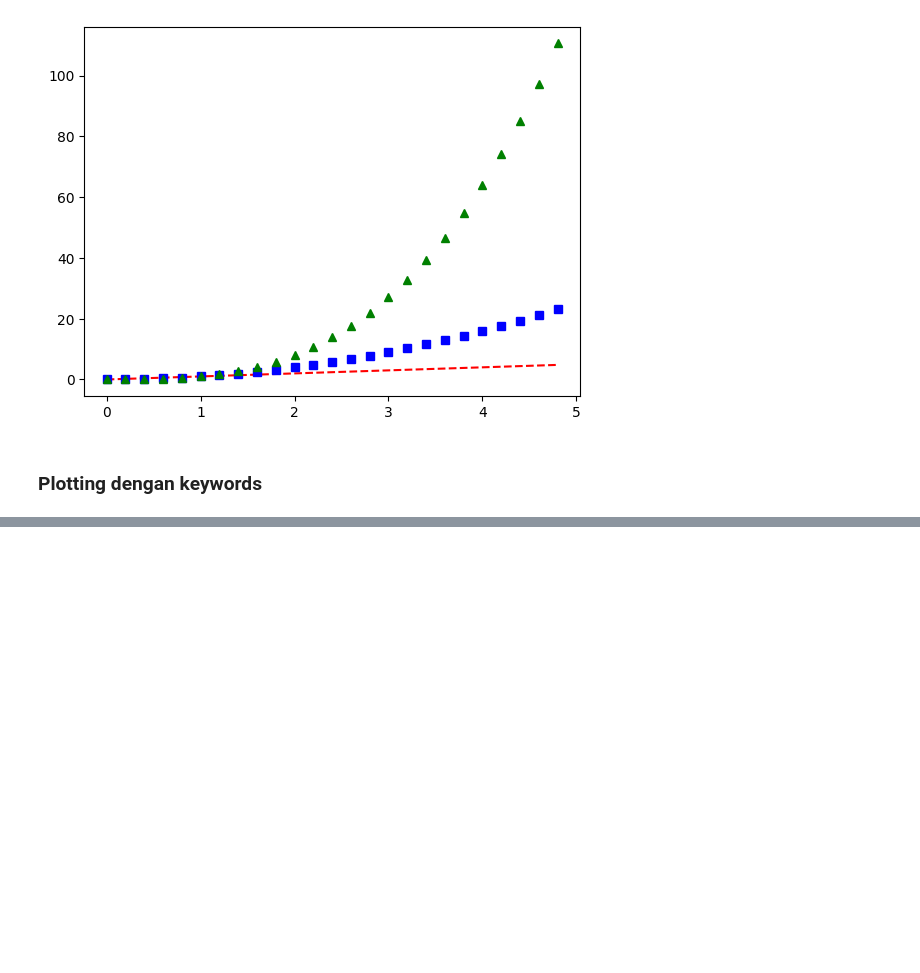
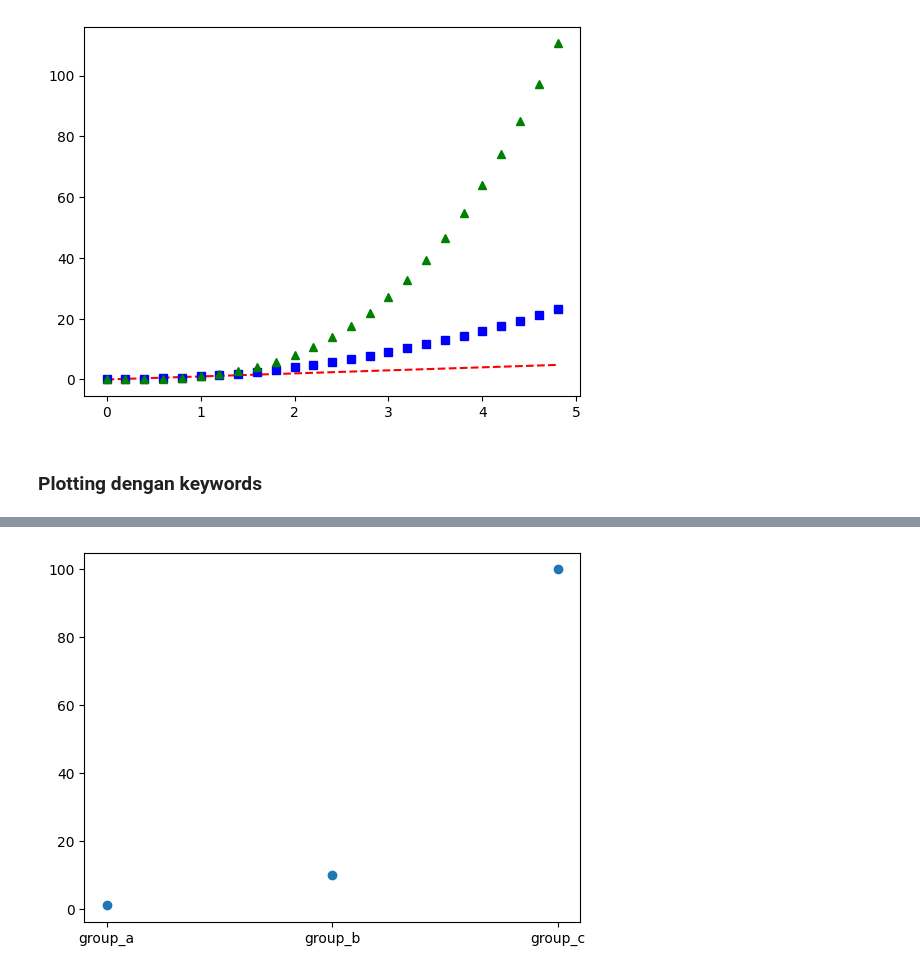
Before and after one commit to LatiefDataVisionary/matplotlib-with-indonesia-belajar, a Jupyter notebook: Matplotlib_02_Pengenalan_pyplot_|_Belajar_Matplotlib_Dasar_|_Belajar_Visualisasi_Data_Dasar.ipynb, the cells around one changed output, grey strips where cells are left out. Cells and saved outputs as stored; diff of their text form; code cells hidden in the pictures; blank space fills up the shorter version.

```diff
--- a/Matplotlib_02_Pengenalan_pyplot_|_Belajar_Matplotlib_Dasar_|_Belajar_Visualisasi_Data_Dasar.ipynb
+++ b/Matplotlib_02_Pengenalan_pyplot_|_Belajar_Matplotlib_Dasar_|_Belajar_Visualisasi_Data_Dasar.ipynb
@@ -90,0 +144,5 @@ Matplotlib juga memungkinkan kita untuk melakukan plotting sekumpulan nilai yang
+# %%
+plt.scatter(names, values)
+plt.show()
+# %% [output]
+[figure, added]
```
Also changed, not shown: parts of 10 cells of this notebook.
